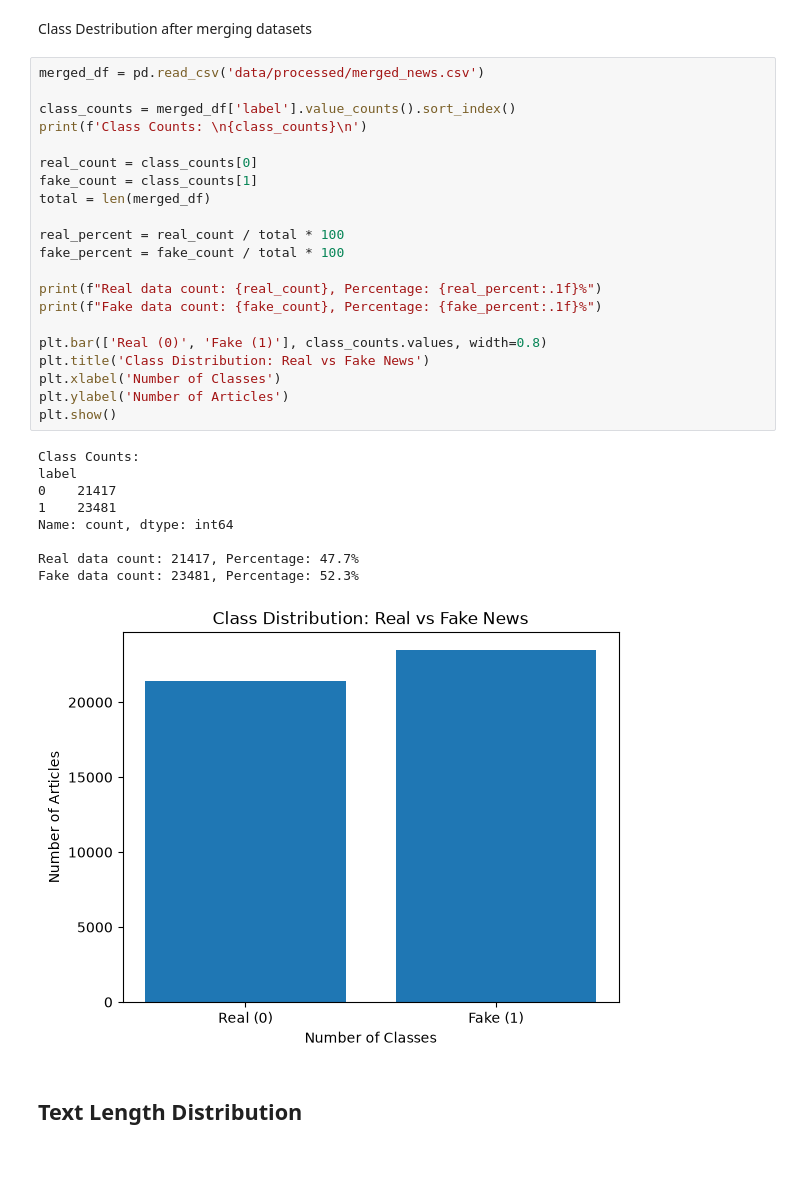
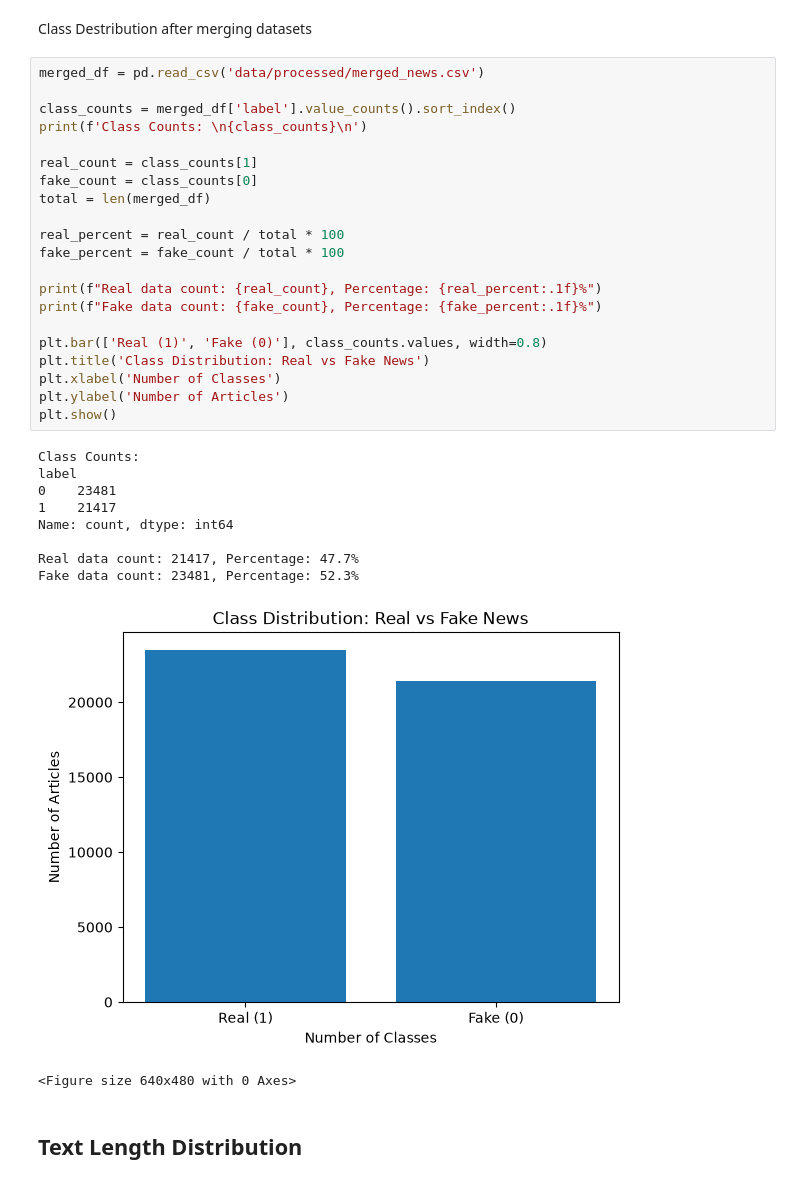
Before and after one commit to Dewnan/NLP_Group_15, a Jupyter notebook: notebooks/dewnan/02_eda.ipynb, the cells around one changed output. Cells and saved outputs as stored; diff of their text form.

```diff
--- a/notebooks/dewnan/02_eda.ipynb
+++ b/notebooks/dewnan/02_eda.ipynb
@@ -13,34 +15,35 @@ Class Destribution after merging datasets
 # %%
 merged_df = pd.read_csv('data/processed/merged_news.csv')
 
 class_counts = merged_df['label'].value_counts().sort_index()
 print(f'Class Counts: \n{class_counts}\n')
 
-real_count = class_counts[0]
-fake_count = class_counts[1]
+real_count = class_counts[1]
+fake_count = class_counts[0]
 total = len(merged_df)
 
 real_percent = real_count / total * 100
 fake_percent = fake_count / total * 100
 
 print(f"Real data count: {real_count}, Percentage: {real_percent:.1f}%")
 print(f"Fake data count: {fake_count}, Percentage: {fake_percent:.1f}%")
 
-plt.bar(['Real (0)', 'Fake (1)'], class_counts.values, width=0.8)
+plt.bar(['Real (1)', 'Fake (0)'], class_counts.values, width=0.8)
 plt.title('Class Distribution: Real vs Fake News')
 plt.xlabel('Number of Classes')
 plt.ylabel('Number of Articles')
 plt.show()
 # %% [output]
 Class Counts:
 label
-0    21417
-1    23481
+0    23481
+1    21417
 Name: count, dtype: int64
 
 Real data count: 21417, Percentage: 47.7%
 Fake data count: 23481, Percentage: 52.3%
-[figure, old version]
+[figure, new version]
+<Figure size 640x480 with 0 Axes>
 # %% [markdown]
 ## Text Length Distribution
 # %%
```
Also changed, not shown: parts of 5 cells of this notebook, 10 other files.
